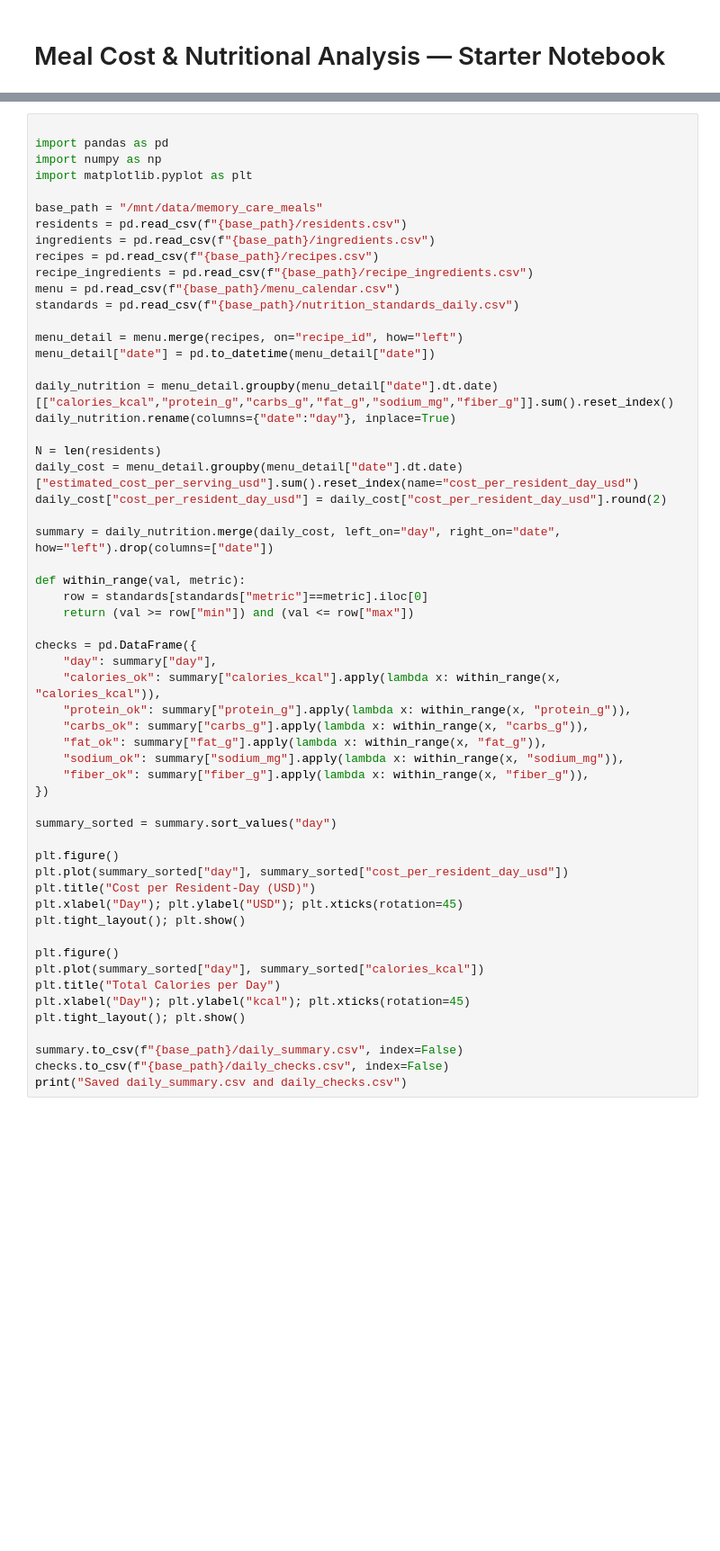
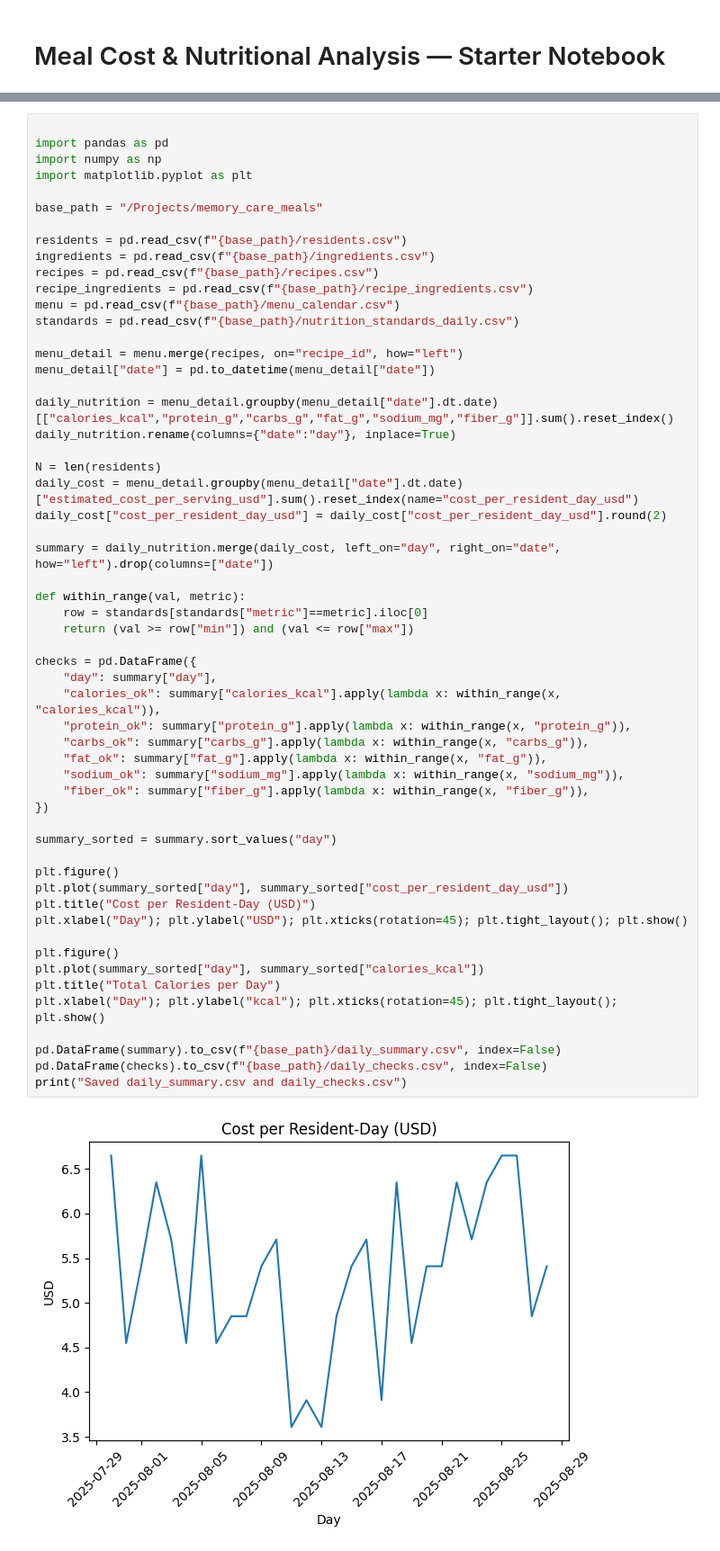
Before and after one commit to bgallemore/memory-care-meals, a Jupyter notebook: analysis_starter.ipynb, the cells around one changed output, grey strips where cells are left out. Shown at 90% size. Cells and saved outputs as stored; diff of their text form; blank space fills up the shorter version.

Commit message:
Initial full project commit with analysis, dashboard, and README

```diff
--- a/analysis_starter.ipynb
+++ b/analysis_starter.ipynb
@@ -8,7 +8,8 @@ import pandas as pd
 import numpy as np
 import matplotlib.pyplot as plt
 
-base_path = "/mnt/data/memory_care_meals"
+base_path = "/Projects/memory_care_meals"
+
 residents = pd.read_csv(f"{base_path}/residents.csv")
 ingredients = pd.read_csv(f"{base_path}/ingredients.csv")
 recipes = pd.read_csv(f"{base_path}/recipes.csv")
@@ -26,36 +27,36 @@ N = len(residents)
 daily_cost = menu_detail.groupby(menu_detail["date"].dt.date)["estimated_cost_per_serving_usd"].sum().reset_index(name="cost_per_resident_day_usd")
 daily_cost["cost_per_resident_day_usd"] = daily_cost["cost_per_resident_day_usd"].round(2)
 
 summary = daily_nutrition.merge(daily_cost, left_on="day", right_on="date", how="left").drop(columns=["date"])
 
 def within_range(val, metric):
     row = standards[standards["metric"]==metric].iloc[0]
     return (val >= row["min"]) and (val <= row["max"])
 
 checks = pd.DataFrame({
     "day": summary["day"],
     "calories_ok": summary["calories_kcal"].apply(lambda x: within_range(x, "calories_kcal")),
     "protein_ok": summary["protein_g"].apply(lambda x: within_range(x, "protein_g")),
     "carbs_ok": summary["carbs_g"].apply(lambda x: within_range(x, "carbs_g")),
     "fat_ok": summary["fat_g"].apply(lambda x: within_range(x, "fat_g")),
     "sodium_ok": summary["sodium_mg"].apply(lambda x: within_range(x, "sodium_mg")),
     "fiber_ok": summary["fiber_g"].apply(lambda x: within_range(x, "fiber_g")),
 })
 
 summary_sorted = summary.sort_values("day")
 
 plt.figure()
 plt.plot(summary_sorted["day"], summary_sorted["cost_per_resident_day_usd"])
 plt.title("Cost per Resident-Day (USD)")
-plt.xlabel("Day"); plt.ylabel("USD"); plt.xticks(rotation=45)
-plt.tight_layout(); plt.show()
+plt.xlabel("Day"); plt.ylabel("USD"); plt.xticks(rotation=45); plt.tight_layout(); plt.show()
 
 plt.figure()
 plt.plot(summary_sorted["day"], summary_sorted["calories_kcal"])
 plt.title("Total Calories per Day")
-plt.xlabel("Day"); plt.ylabel("kcal"); plt.xticks(rotation=45)
-plt.tight_layout(); plt.show()
+plt.xlabel("Day"); plt.ylabel("kcal"); plt.xticks(rotation=45); plt.tight_layout(); plt.show()
 
-summary.to_csv(f"{base_path}/daily_summary.csv", index=False)
-checks.to_csv(f"{base_path}/daily_checks.csv", index=False)
+pd.DataFrame(summary).to_csv(f"{base_path}/daily_summary.csv", index=False)
+pd.DataFrame(checks).to_csv(f"{base_path}/daily_checks.csv", index=False)
 print("Saved daily_summary.csv and daily_checks.csv")
+# %% [output]
+[figure, added]
```
Also changed, not shown: parts of 3 cells of this notebook, 19 other files.
